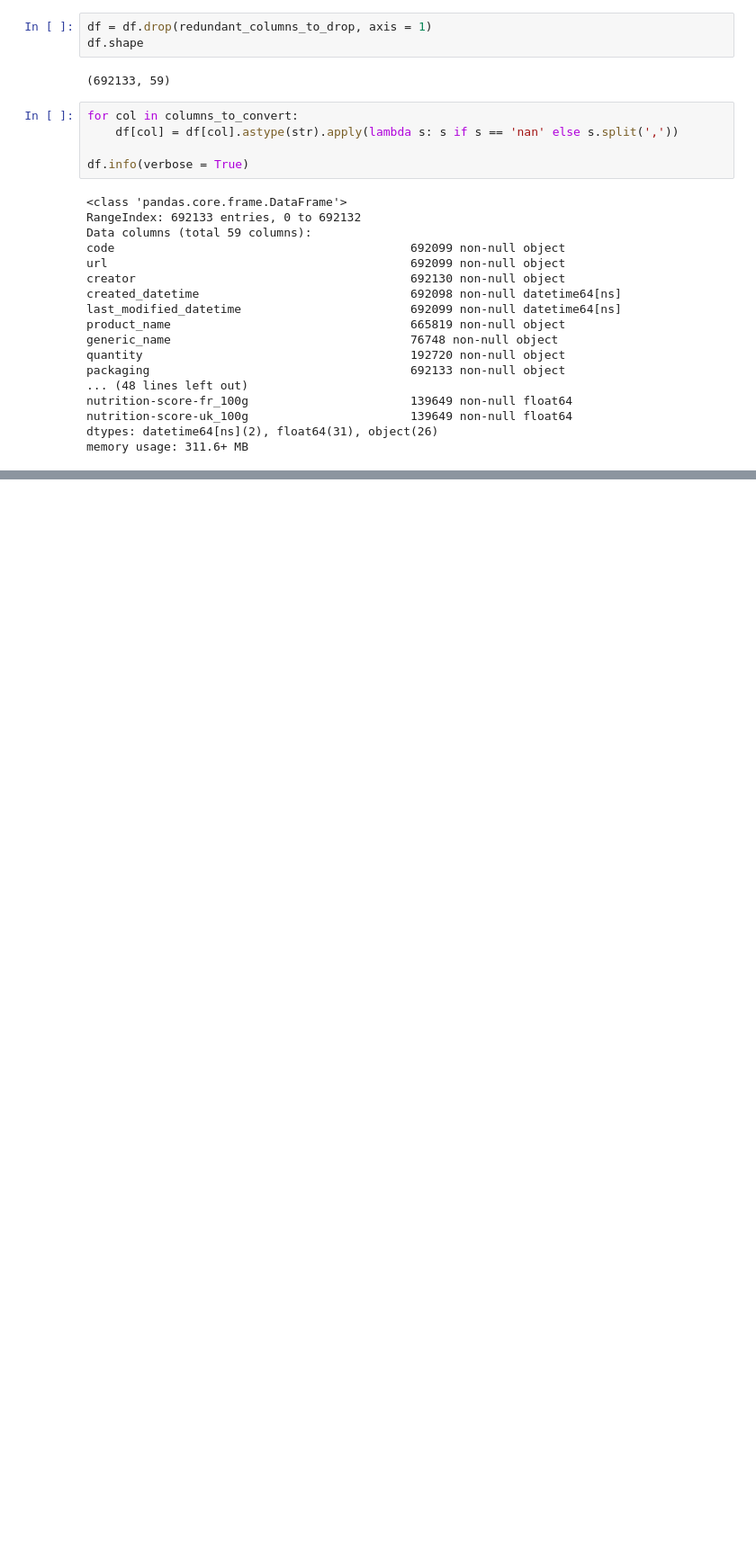
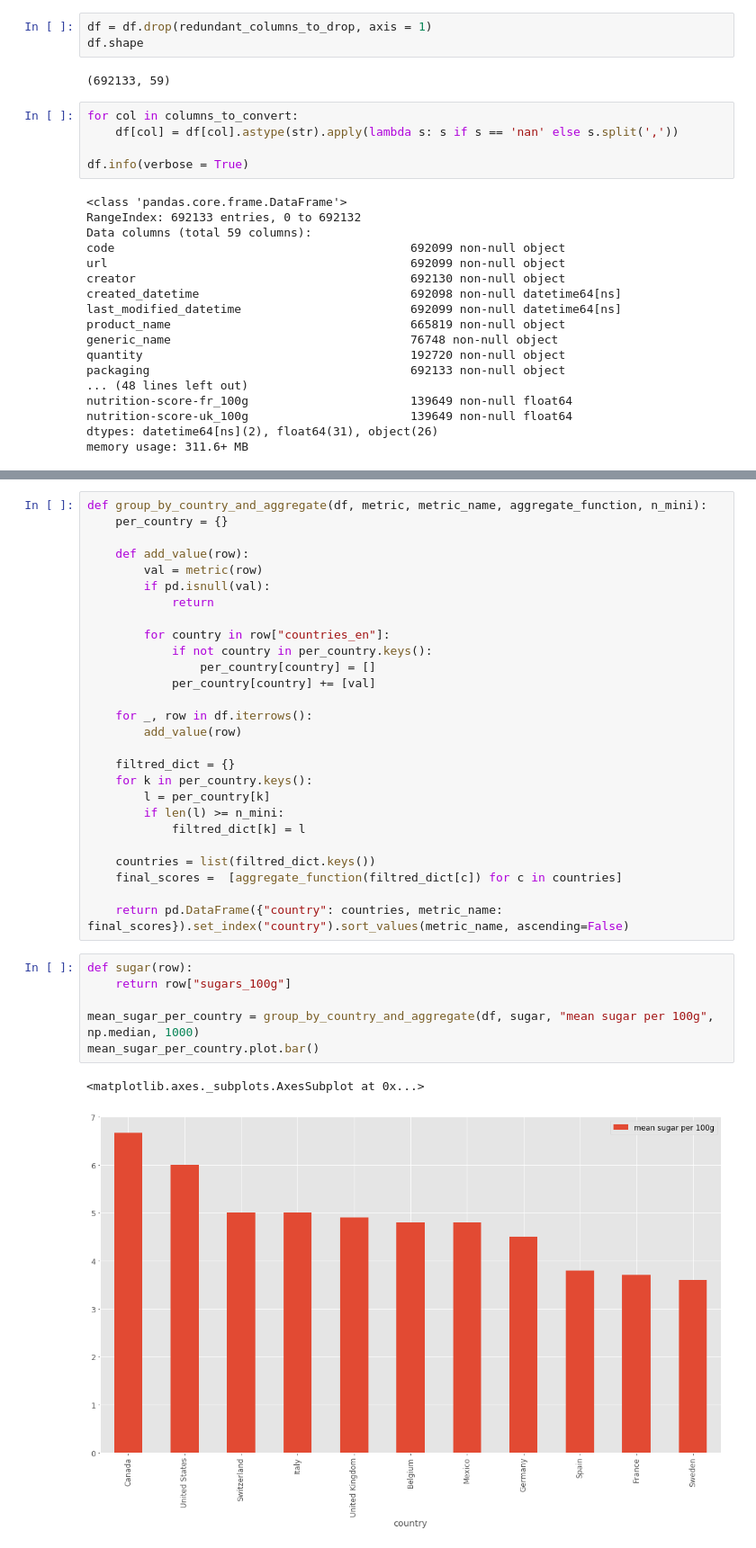
Before and after one commit to lbasseto/meyran-open-food-facts, a Jupyter notebook: Data PreProcessing.ipynb, the cells around one changed output, grey strips where cells are left out. Shown: that part at 90% size. Saved outputs shown, nothing was run; the diff lists cells and outputs as text; blank space fills up the shorter version.

```diff
--- a/Data PreProcessing.ipynb
+++ b/Data PreProcessing.ipynb
@@ -381,0 +468,36 @@ memory usage: 311.6+ MB
+# %%
+def group_by_country_and_aggregate(df, metric, metric_name, aggregate_function, n_mini):
+    per_country = {}
+
+    def add_value(row):
+        val = metric(row)
+        if pd.isnull(val):
+            return
+
+        for country in row["countries_en"]:
+            if not country in per_country.keys():
+                per_country[country] = []
+            per_country[country] += [val]
+
+    for _, row in df.iterrows():
+        add_value(row)
+
+    filtred_dict = {}
+    for k in per_country.keys():
+        l = per_country[k]
+        if len(l) >= n_mini:
+            filtred_dict[k] = l
+
+    countries = list(filtred_dict.keys())
+    final_scores =  [aggregate_function(filtred_dict[c]) for c in countries]
+
+    return pd.DataFrame({"country": countries, metric_name: final_scores}).set_index("country").sort_values(metric_name, ascending=False)
+# %%
+def sugar(row):
+    return row["sugars_100g"]
+
+mean_sugar_per_country = group_by_country_and_aggregate(df, sugar, "mean sugar per 100g", np.median, 1000)
+mean_sugar_per_country.plot.bar()
+# %% [output]
+<matplotlib.axes._subplots.AxesSubplot at 0x...>
+[figure, added]
```
Also changed, not shown: parts of 25 cells of this notebook.
